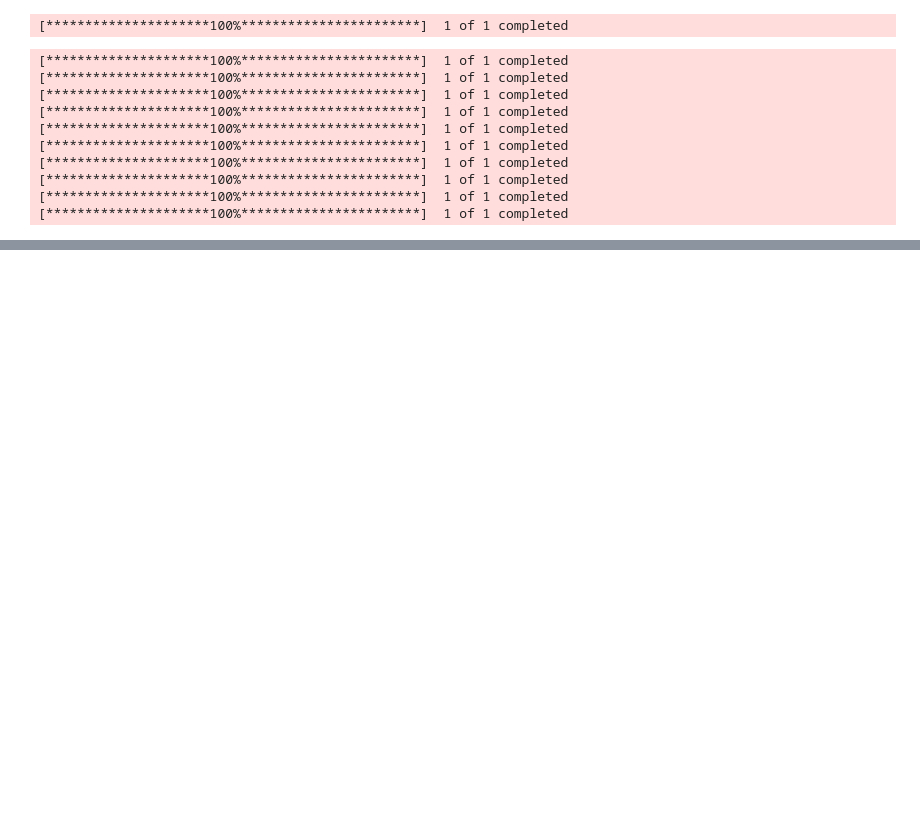
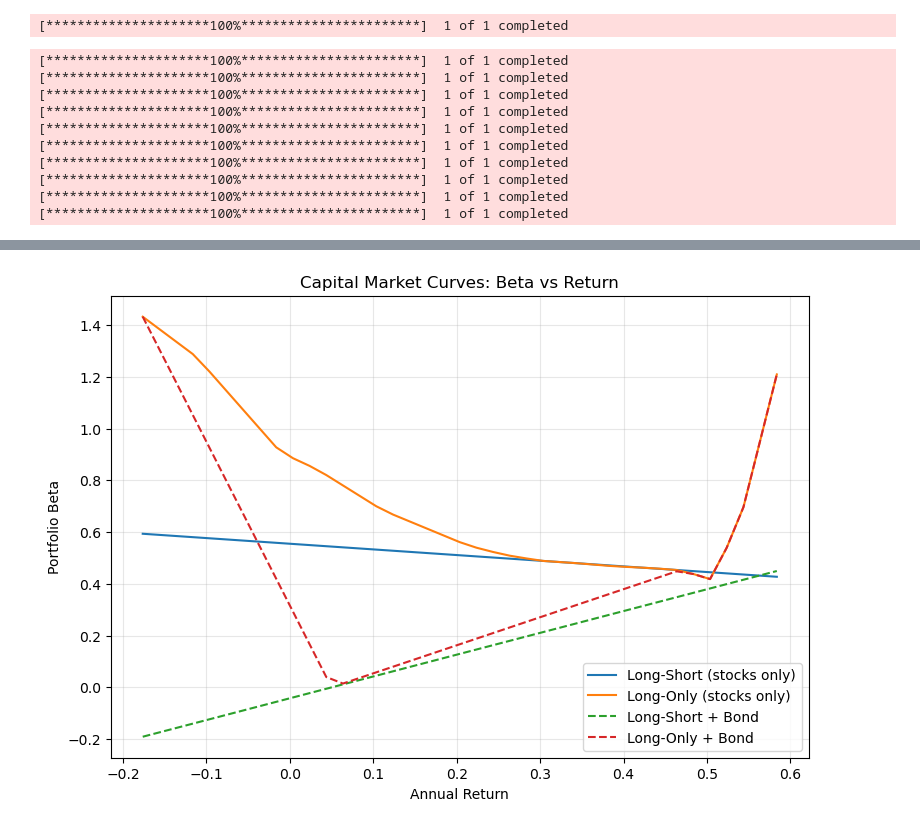
Before and after one commit to RishiKumar0897/MGT4067, a Jupyter notebook: Submission1.ipynb, the cells around one changed output, grey strips where cells are left out. Drawn from its saved outputs; the diff is of its cells as text; code cells hidden in the pictures; blank space fills up the shorter version.

```diff
--- a/Submission1.ipynb
+++ b/Submission1.ipynb
@@ -155,0 +336,12 @@ ls_frontier_df = pd.DataFrame({
+# %%
+spy_var = spy_ret.var() * 252
+
+betas = {}
+for stock in stocks:
+    stock_spy_cov = stock_ret[stock].cov(spy_ret) * 252
+    betas[stock] = stock_spy_cov / spy_var
+
+beta_series = pd.Series(betas, name='Beta')
+print(beta_series)
+
+beta_vals = beta_series[stocks].values
@@ -155,0 +360,24 @@ ls_frontier_df = pd.DataFrame({
+# %%
+def port_beta(weights, beta_vals):
+    n_stocks = len(beta_vals)
+    return np.dot(weights[:n_stocks], beta_vals)
+
+beta_short = [port_beta(w, beta_vals) for w in short_frontier['Weights']]
+beta_long = [port_beta(w, beta_vals) for w in long_frontier['Weights']]
+beta_short_bond = [port_beta(w, beta_vals) for w in short_bond['Weights']]
+beta_long_bond = [port_beta(w, beta_vals) for w in long_bond['Weights']]
+
+plt.figure(figsize=(9, 6))
+plt.plot(short_frontier['Return'], beta_short, label='Long-Short (stocks only)', color='tab:blue')
+plt.plot(long_frontier['Return'], beta_long, label='Long-Only (stocks only)', color='tab:orange')
+plt.plot(short_bond['Return'], beta_short_bond, label='Long-Short + Bond', color='tab:green', linestyle='--')
+plt.plot(long_bond['Return'], beta_long_bond, label='Long-Only + Bond', color='tab:red', linestyle='--')
+
+plt.xlabel('Annual Return')
+plt.ylabel('Portfolio Beta')
+plt.title('Capital Market Curves: Beta vs Return')
+plt.legend()
+plt.grid(alpha=0.3)
+plt.show()
+# %% [output]
+[figure, added]
```
Also changed, not shown: parts of 23 cells of this notebook.
